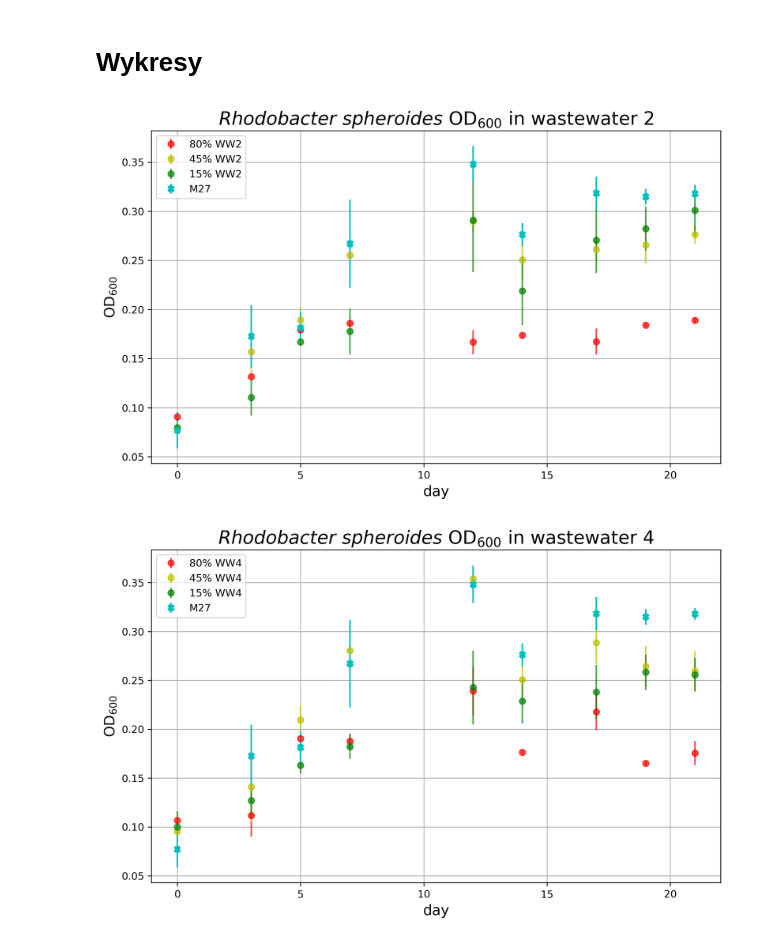
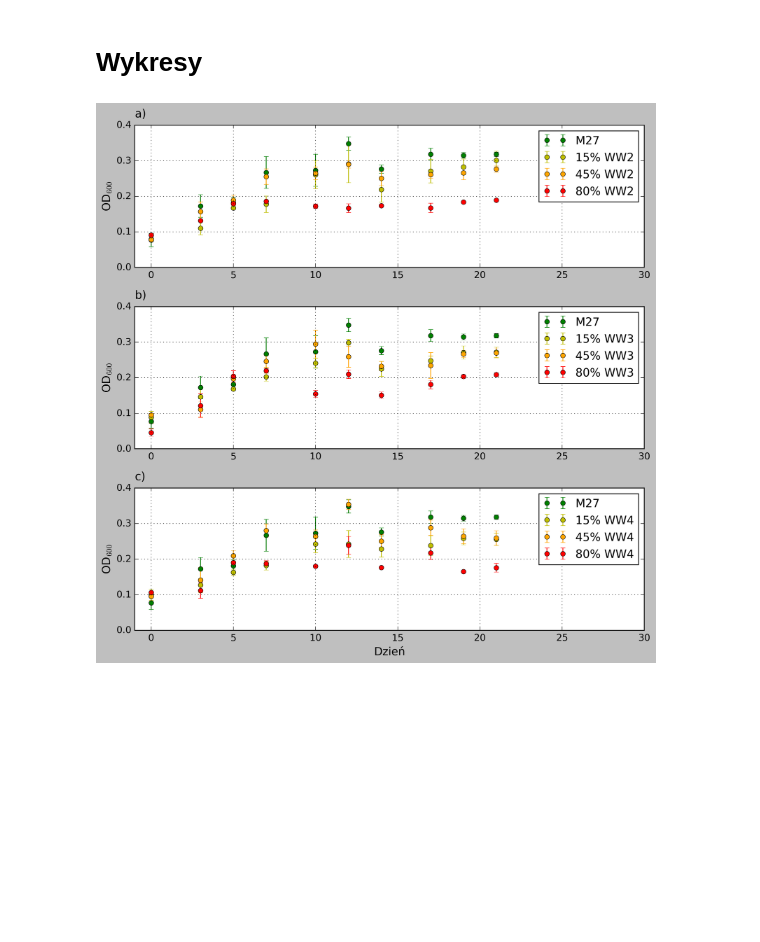
Before and after one commit to f1lem0n/biotech-bsc, a Jupyter notebook: rhodobacter-OD-2022-03/rhodobacter-OD-1.ipynb, the cells around one changed output. Drawn from its saved outputs; the diff is of its cells as text; code cells hidden in the pictures; blank space fills up the shorter version.

Commit message:
new rhodobacter OD plots

```diff
--- a/rhodobacter-OD-2022-03/rhodobacter-OD-1.ipynb
+++ b/rhodobacter-OD-2022-03/rhodobacter-OD-1.ipynb
@@ -143,15 +93,2 @@ def scatter_plot(title, df, series1, series2, series3, series4):
 # %% [markdown]
 # Wykresy
-# %%
-plot1 = scatter_plot(
-    '$Rhodobacter$ $spheroides$ OD$_{600}$ in wastewater 2',
-    data,
-    '80% WW2',
-    '45% WW2',
-    '15% WW2',
-    'M27'
-)
-
-plot1
-# %% [output]
-[figure, removed]
@@ -169,13 +94,0 @@ plot2
-# %%
-plot3 = scatter_plot(
-    '$Rhodobacter$ $spheroides$ OD$_{600}$ in wastewater 4',
-    data,
-    '80% WW4',
-    '45% WW4',
-    '15% WW4',
-    'M27'
-)
-
-plot3
-# %% [output]
-[figure, removed]
@@ -181,0 +136,12 @@ plot3
+# %%
+fig, (ax1, ax2, ax3) = plt.subplots(3, figsize=(10, 10), dpi=300)
+plt.style.use('classic')
+formatted_errorbar(ax1, ww='WW2', title='a)')
+formatted_errorbar(ax2, ww='WW3', title='b)')
+formatted_errorbar(ax3, ww='WW4', title='c)')
+ax3.set_xlabel('Dzień', fontdict={'fontsize': 14})
+fig.tight_layout()
+fig.savefig('../manuscript/figures/ww.png')
+plt.show()
+# %% [output]
+[figure, added]
```
Also changed, not shown: parts of 7 cells of this notebook, 9 other files.
